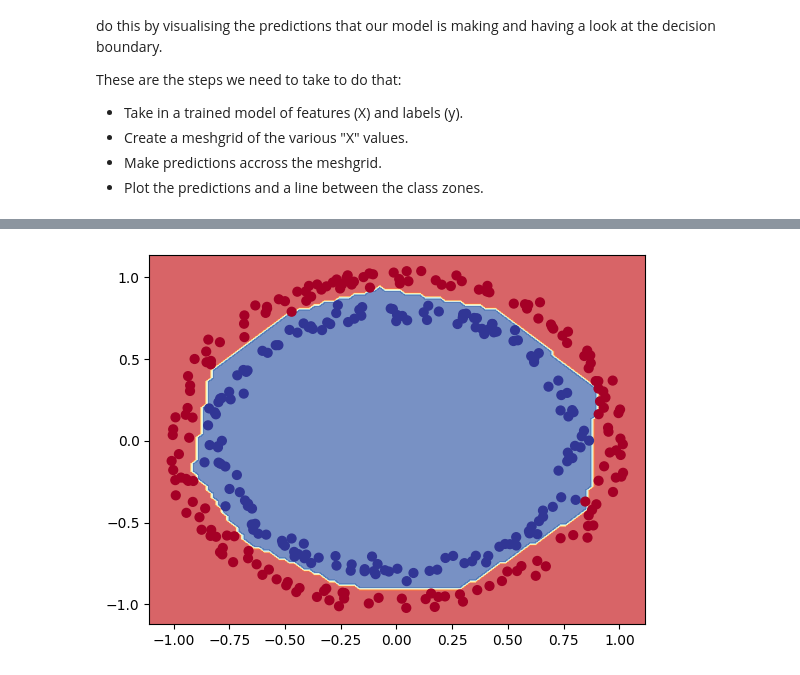
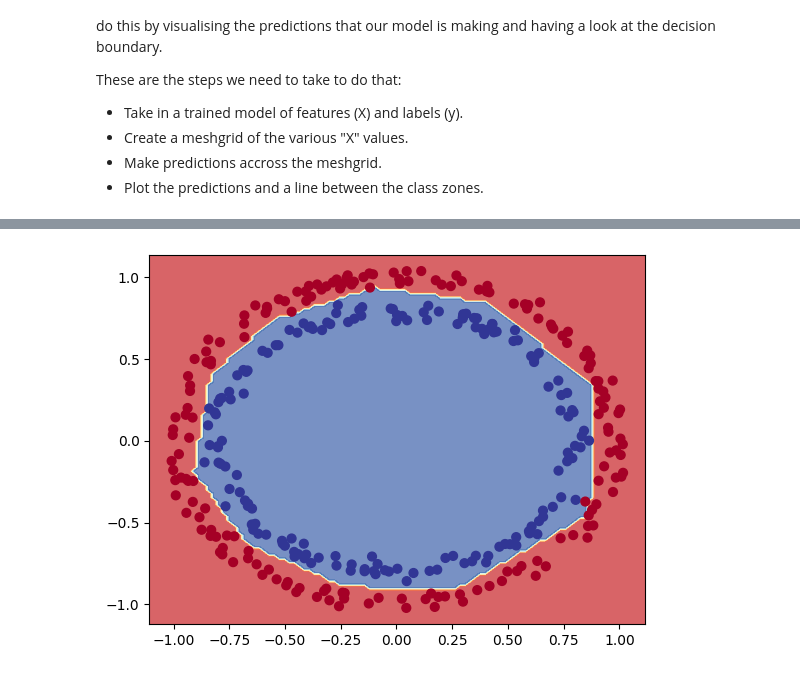
Before and after one commit to 4igeek/TensorFlow, a Jupyter notebook: NonLinearBinaryClassification.ipynb, the cells around one changed output, grey strips where cells are left out. Drawn from its saved outputs; the diff is of its cells as text; code cells hidden in the pictures.

```diff
--- a/NonLinearBinaryClassification.ipynb
+++ b/NonLinearBinaryClassification.ipynb
@@ -68,7 +69,7 @@ model.compile(loss=tf.keras.losses.BinaryCrossentropy(),
 This is where we fit the model that we've just compiled.
 # %%
 # 3. Fit the model
-model_history = model.fit(X_train, y_train, epochs=200, verbose=0)
+model_history = model.fit(X_train, y_train, epochs=250, verbose=0)
 # %% [markdown]
 # 5) Evaluate the model
 # %%
@@ -116,5 +117,5 @@ def plot_decision_boundary(model, X, y):
   plt.xlim(xx.min(), xx.max())
   plt.ylim(yy.min(), yy.max())
 # %%
-plot_decision_boundary(model, X_test, y_test)
+plot_decision_boundary(model=model, X=X_test, y=y_test)
 # %% [output]
@@ -122,2 +123,2 @@ plot_decision_boundary(model, X_test, y_test)
 Doing binary classification
-[figure, old version]
+[figure, new version]
```
Also changed, not shown: parts of 3 cells of this notebook.
